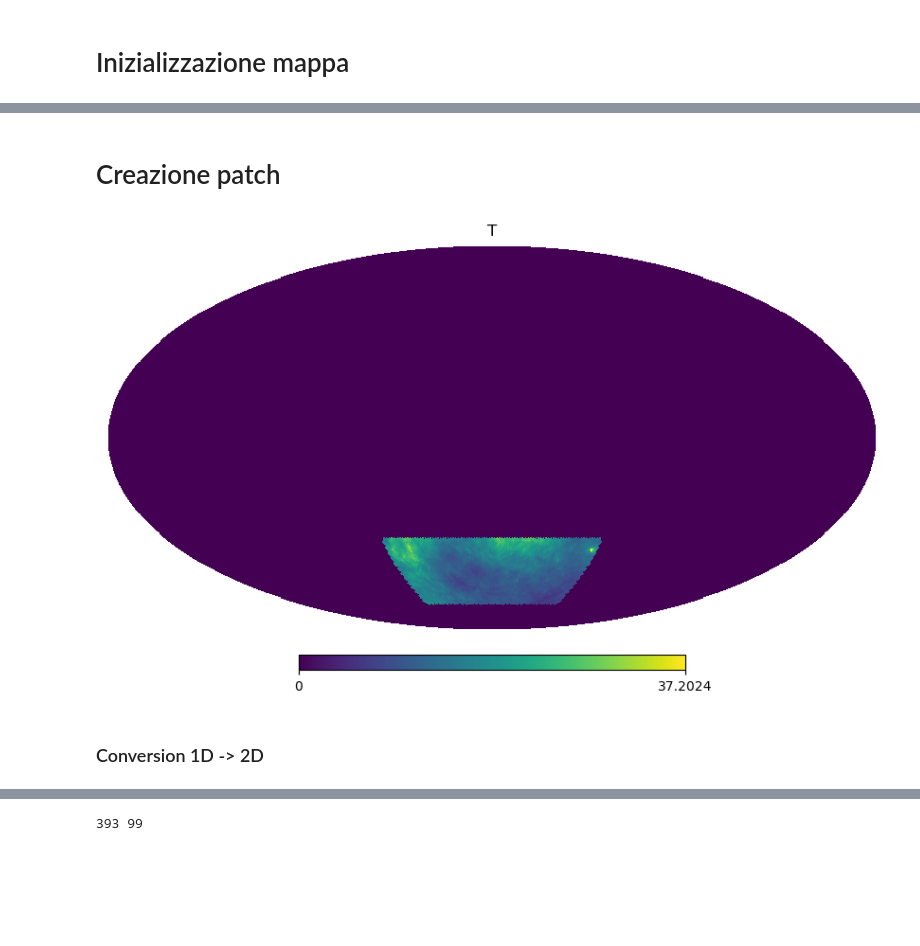
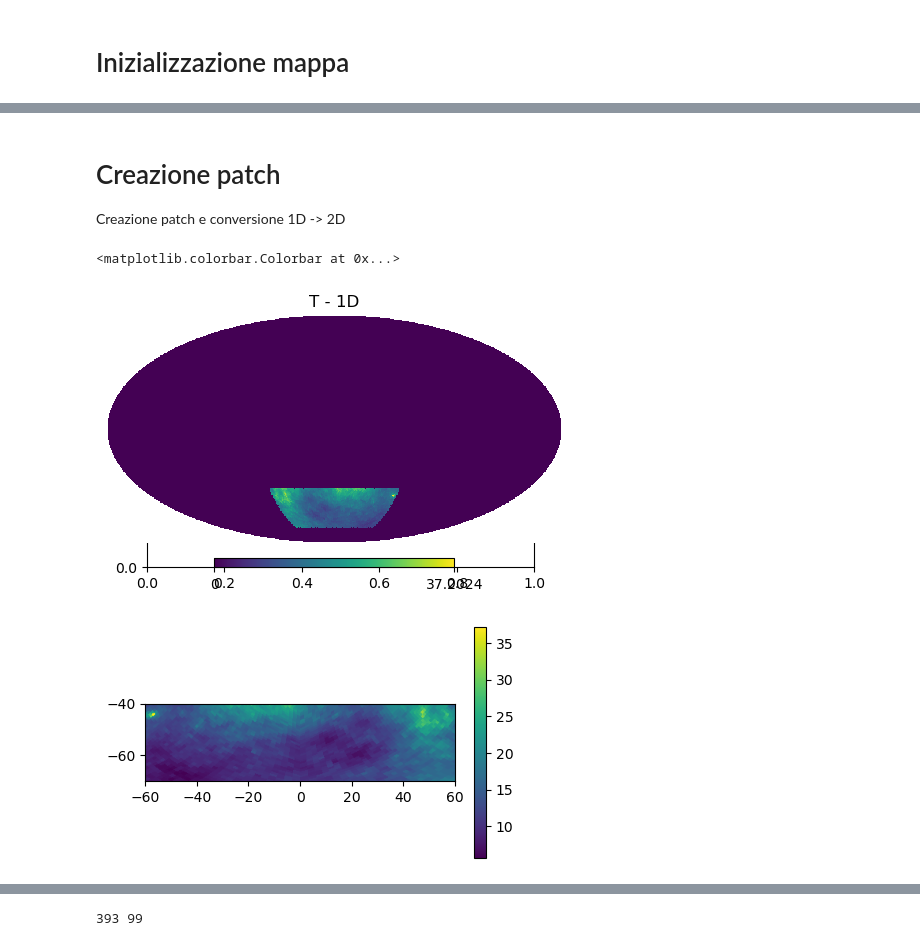
Before and after one commit to racheleguidettii/MastersThesis, a Jupyter notebook: PySMmaps/Patch_BeamMC.ipynb, the cells around one changed output, grey strips where cells are left out. Cells and saved outputs as stored; diff of their text form; code cells hidden in the pictures; blank space fills up the shorter version.

```diff
--- a/PySMmaps/Patch_BeamMC.ipynb
+++ b/PySMmaps/Patch_BeamMC.ipynb
@@ -118,41 +103,68 @@ np.shape(I40)
 # %% [markdown]
 # Creazione patch
+Creazione patch e conversione 1D -> 2D
 # %%
 # patch
 RA1 = -60
 RA2 = 60
 dec1 = -70
 dec2 = -40
 idxs, resol = create_rectangular_patch([RA1, RA2], [dec1, dec2], nside)
-
-##############################################################################
 
 
 map_array= [I40, Q40, U40,
             I60, Q60, U60,
             I78, Q78, U78,
             I100, Q100, U100,
             I140, Q140, U140,
             I195, Q195, U195,
             I280, Q280, U280,
             I402, Q402, U402 ]
 
 
 for map in map_array:
 
     visualize_patch = map.copy()
 
     mask = np.zeros_like(visualize_patch, dtype=bool)
     mask[idxs] = True
 
     visualize_patch[~mask] = hp.UNSEEN
 
     map[~mask] = 0.0
 
+########################################################################################
+
+maps_2d = {}
+extent=(RA1, RA2, dec1, dec2)
+
+bands = ['40', '60', '78', '100', '140', '195', '280', '402']
+types = ['I', 'Q', 'U']
 
 
-hp.mollview(I40, title='T')
+for band in bands:
+    for map_type in types:
+        map_name = f"{map_type}{band}"
+        map_data = globals()[map_name]
+        variable_prefix = f"{map_type}{band}"
+
+        mp_hp, ra_hp, dec_hp = convert2grid(map_data, nside, resol/3, [RA1, RA2], [dec1, dec2], method='healpy', fill_nan=True)
+
+        maps_2d[f"mp_hp_{variable_prefix}"] = mp_hp
+        maps_2d[f"ra_hp_{variable_prefix}"] = ra_hp
+        maps_2d[f"dec_hp_{variable_prefix}"] = dec_hp
+        #print(f"Stored variables for: {variable_prefix}")
+
+
+#####################################################################################################
+fig, ax = plt.subplots(figsize=(5, 3))
+hp.mollview(I40, title='T - 1D', fig=fig.number)
+
+
+plt.figure(figsize=(5, 3))
+plt.imshow(maps_2d['mp_hp_I40'],origin='lower', extent=extent)
+plt.colorbar()
 # %% [output]
+<matplotlib.colorbar.Colorbar at 0x...>
-[figure, old version]
+[figure, new version]
+[figure, added]
-# %% [markdown]
-### Conversion 1D -> 2D
```
Also changed, not shown: parts of 46 cells of this notebook, 1 other file.
